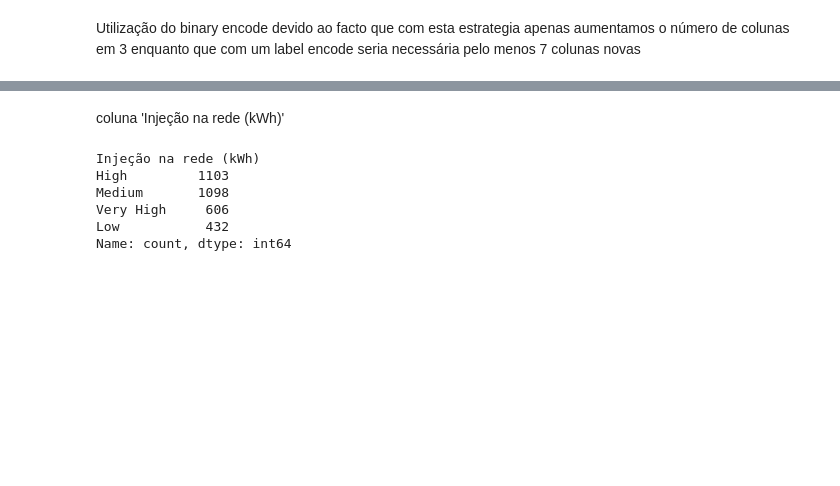
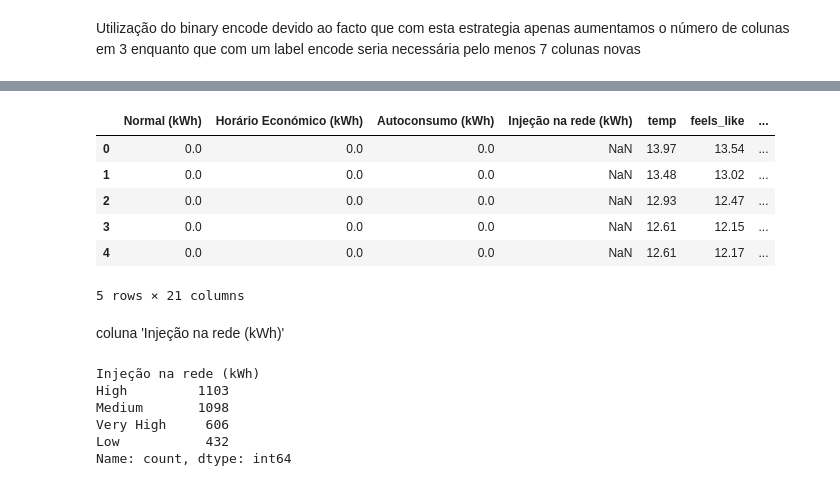
Before and after one commit to joaofaria19/DAA-Trabalho, a Jupyter notebook: competicao.ipynb, the cells around one changed output, grey strips where cells are left out. Drawn from its saved outputs; the diff is of its cells as text; code cells hidden in the pictures; blank space fills up the shorter version.

```diff
--- a/competicao.ipynb
+++ b/competicao.ipynb
@@ -353,3 +429,13 @@ ValueError: X does not contain the columns listed in cols
+# %%
+emd.head()
+# %% [output]
+|  | Normal (kWh) | Horário Económico (kWh) | Autoconsumo (kWh) | Injeção na rede (kWh) | temp | feels_like | ... |
+| 0 | 0.0 | 0.0 | 0.0 | NaN | 13.97 | 13.54 | ... |
+| 1 | 0.0 | 0.0 | 0.0 | NaN | 13.48 | 13.02 | ... |
+| 2 | 0.0 | 0.0 | 0.0 | NaN | 12.93 | 12.47 | ... |
+| 3 | 0.0 | 0.0 | 0.0 | NaN | 12.61 | 12.15 | ... |
+| 4 | 0.0 | 0.0 | 0.0 | NaN | 12.61 | 12.17 | ... |
+5 rows × 21 columns
 # %% [markdown]
 coluna 'Injeção na rede (kWh)'
 # %%
```
Also changed, not shown: parts of 14 cells of this notebook, 12 other files.
